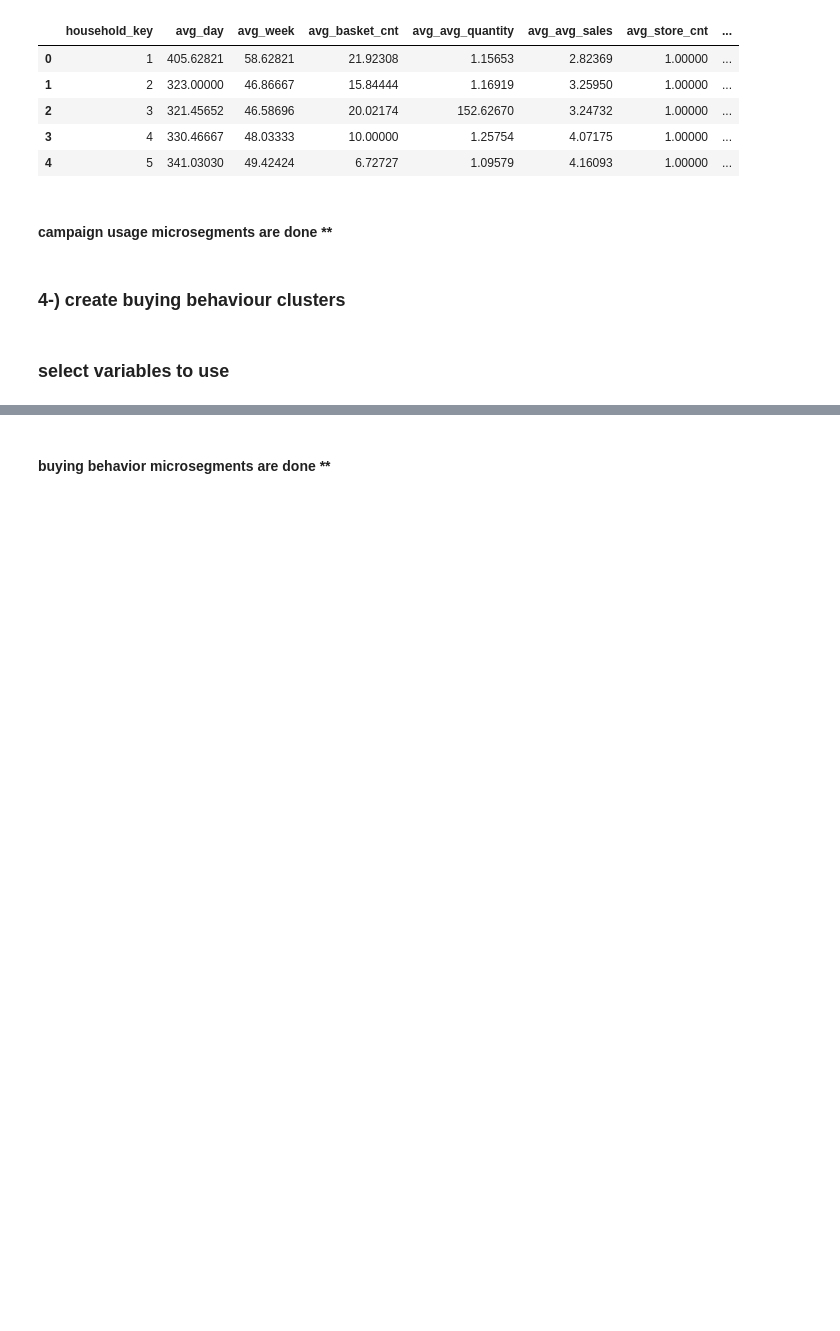
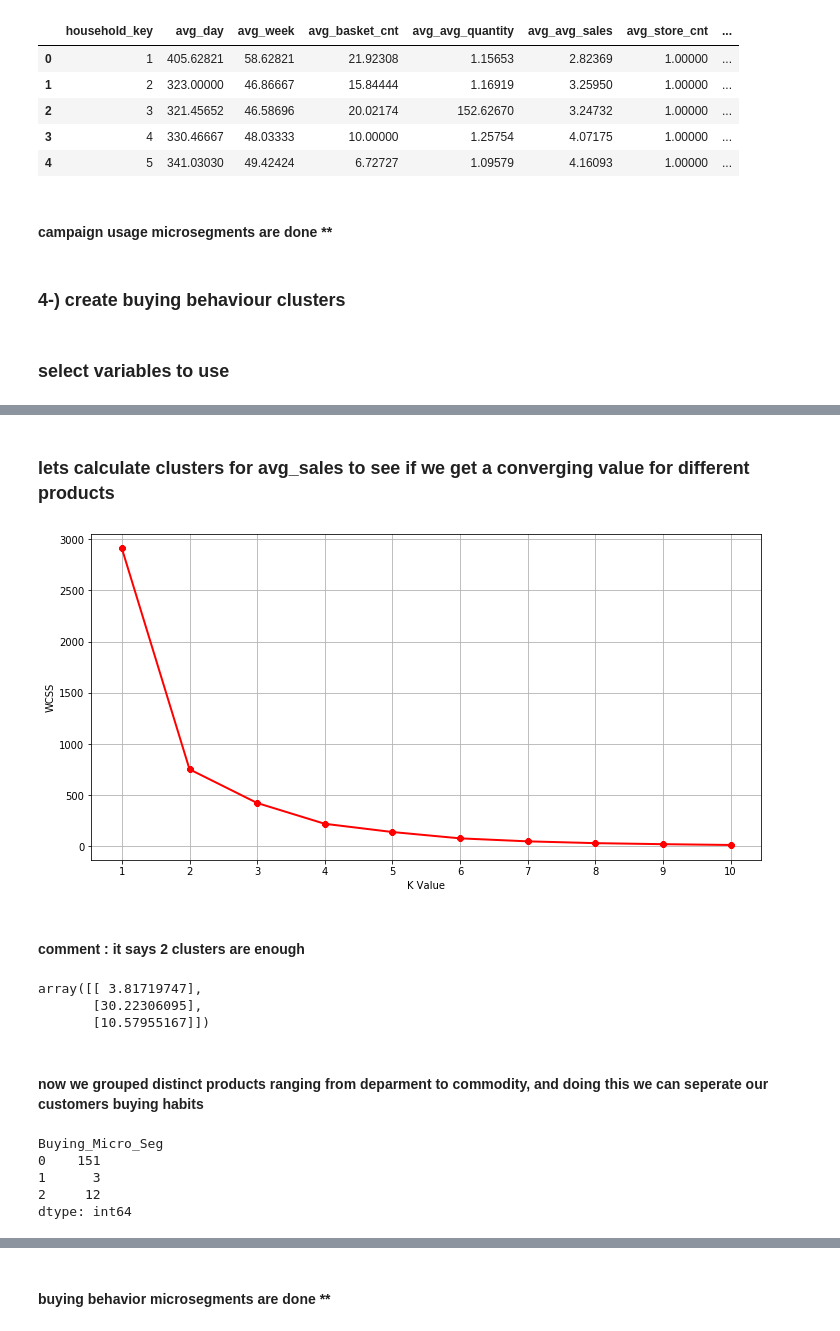
Before and after one commit to hincaltopcuoglu/dh, a Jupyter notebook: segmentation.ipynb, the cells around one changed output, grey strips where cells are left out. Saved outputs shown, nothing was run; the diff lists cells and outputs as text; code cells hidden in the pictures; blank space fills up the shorter version.

```diff
--- a/segmentation.ipynb
+++ b/segmentation.ipynb
@@ -757,7 +759,7 @@ Name: household_key, dtype: int64
 ### mark segments in data
 # %%
 agg2['Shop_Freq_Micro_Seg'] = np.where(agg2['Shop_Freq_Micro_Seg']==2,'common_customers',
-                                      np.where(agg2['Shop_Freq_Micro_Seg']==0,'buy_when_need','attractive_ones'))
+                                      np.where(agg2['Shop_Freq_Micro_Seg']==1,'buy_when_need','attractive_ones'))
 # %%
 agg2.head()
 # %% [output]
@@ -992,8 +992,0 @@ buy_behave_cols = ['most_freq_depart','most_freq_brand','most_freq_commodity','m
-# %%
-km = KModes(n_clusters=5, init='Huang', n_init=11, verbose=1)
-# fit the clusters to the skills dataframe
-clusters = km.fit_predict(agg2[buy_behave_cols])
-agg2["Buying_Micro_Seg"] = clusters
-# get an array of cluster modes
-kmodes = km.cluster_centroids_
-shape = kmodes.shape
@@ -1026,0 +1015,2 @@ array([['GROCERY', 'National', 'COUPON/MISC ITEMS', 'TypeA'],
+# %%
+buy_behave_cols = ['most_freq_depart','most_freq_brand','most_freq_commodity']
@@ -1026,0 +1019,3 @@ array([['GROCERY', 'National', 'COUPON/MISC ITEMS', 'TypeA'],
+# %%
+aggregated_products = agg2.groupby(buy_behave_cols)['avg_avg_sales'].mean().reset_index()
+aggregated_products
@@ -1026,0 +1040,19 @@ array([['GROCERY', 'National', 'COUPON/MISC ITEMS', 'TypeA'],
+# %% [markdown]
+### lets calculate clusters for avg_sales to see if we get a converging value for different products
+# %%
+wcss = []
+for k in range(1,11):
+    kmeans = KMeans(n_clusters=k, init="k-means++")
+    kmeans.fit(aggregated_products['avg_avg_sales'].values.reshape(-1, 1))
+    wcss.append(kmeans.inertia_)
+plt.figure(figsize=(12,6))
+plt.grid()
+plt.plot(range(1,11),wcss, linewidth=2, color="red", marker ="8")
+plt.xlabel("K Value")
+plt.xticks(np.arange(1,11,1))
+plt.ylabel("WCSS")
+plt.show()
+# %% [output]
+[figure, added]
+# %% [markdown]
+#### comment : it says 2 clusters are enough
@@ -1026,0 +1065,16 @@ array([['GROCERY', 'National', 'COUPON/MISC ITEMS', 'TypeA'],
+# %%
+centers
+# %% [output]
+array([[ 3.81719747],
+       [30.22306095],
+       [10.57955167]])
+# %% [markdown]
+#### now we grouped distinct products ranging from deparment to commodity, and doing this we can seperate our customers buying habits
+# %%
+aggregated_products.groupby(['Buying_Micro_Seg']).size()
+# %% [output]
+Buying_Micro_Seg
+0    151
+1      3
+2     12
+dtype: int64
```
Also changed, not shown: parts of 28 cells of this notebook.
